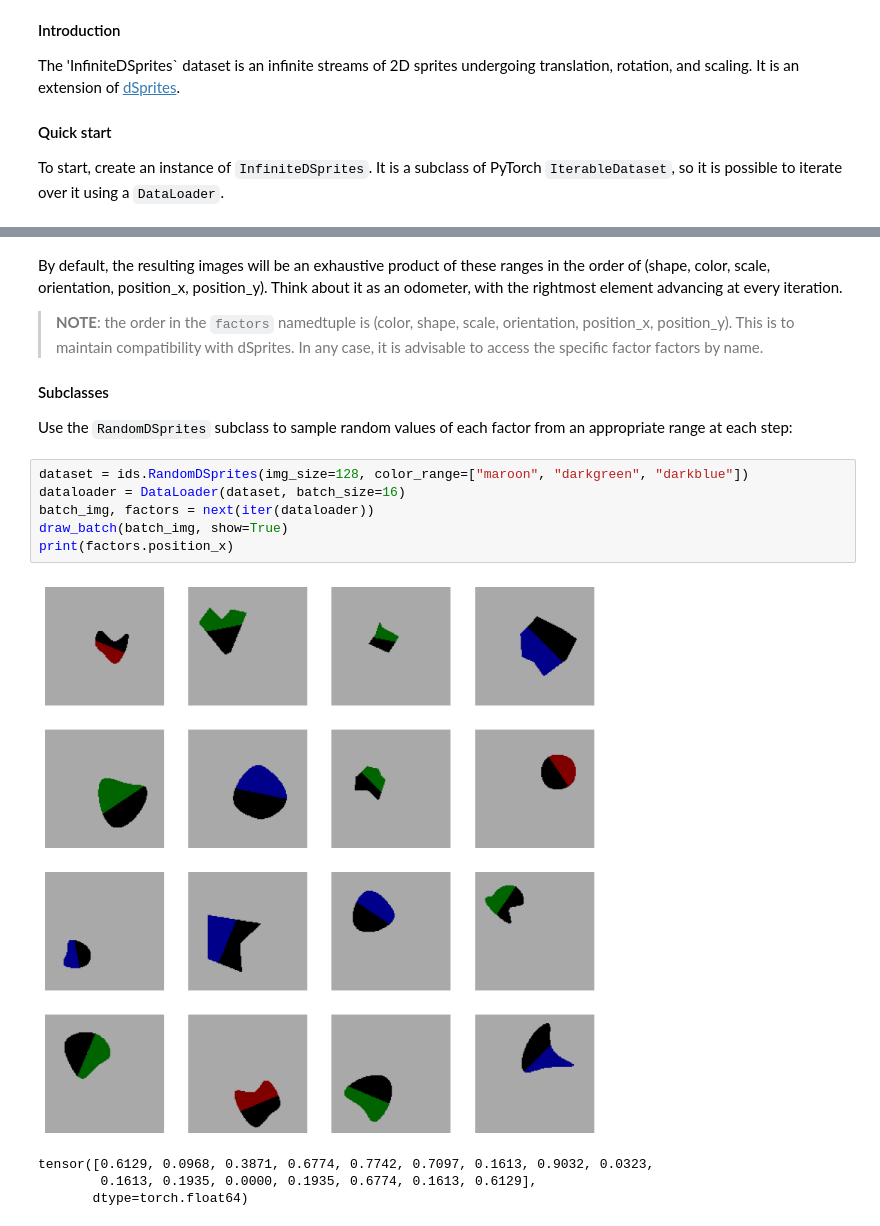
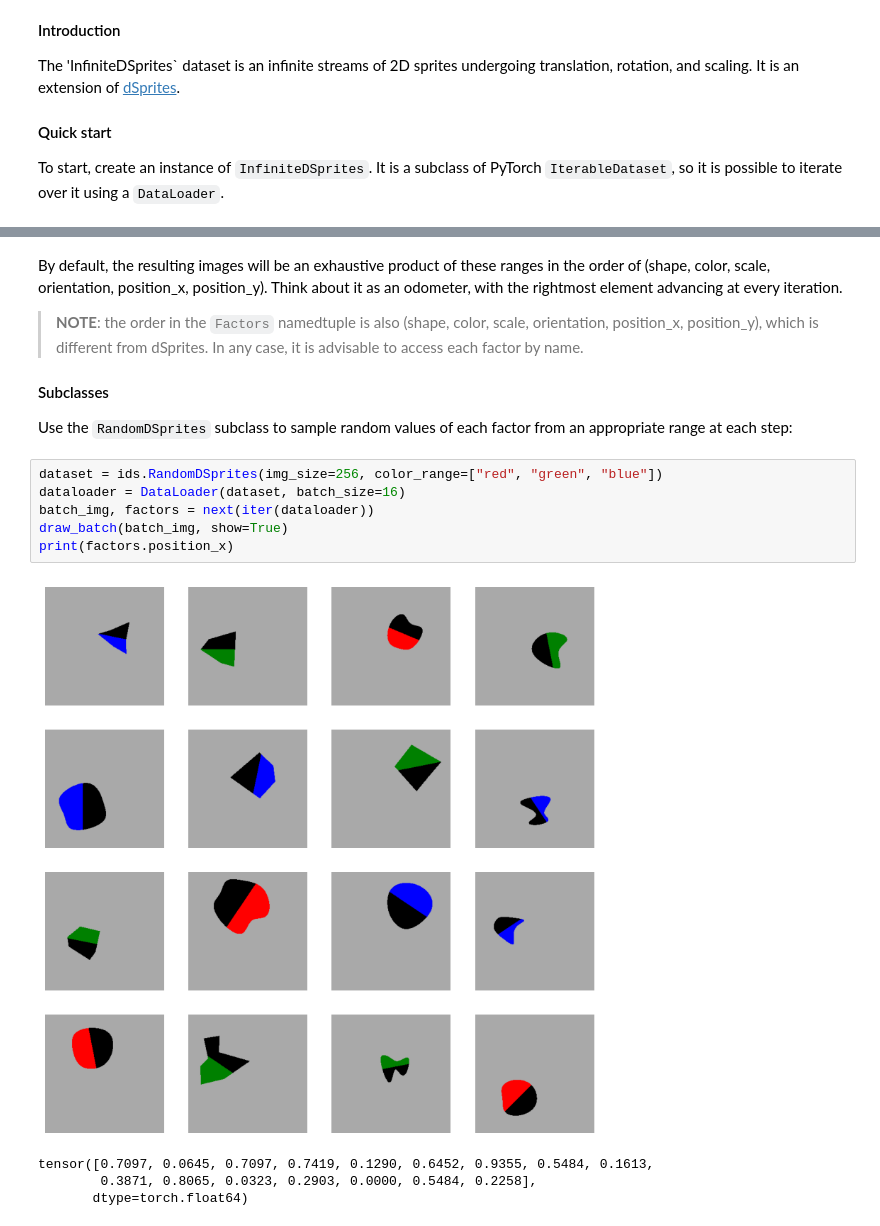
Before and after one commit to sbdzdz/idsprites, a Jupyter notebook: examples/infinite_dsprites.ipynb, the cells around one changed output, grey strips where cells are left out. Saved outputs shown, nothing was run; the diff lists cells and outputs as text.

```diff
--- a/examples/infinite_dsprites.ipynb
+++ b/examples/infinite_dsprites.ipynb
@@ -46,18 +46,18 @@ img = draw_batch(batch_img, show=True)
 By default, the resulting images will be an exhaustive product of these ranges in the order of (shape, color, scale, orientation, position_x, position_y). Think about it as an odometer, with the rightmost element advancing at every iteration.
 
 
-> **NOTE**: the order in the `factors` namedtuple is (color, shape, scale, orientation, position_x, position_y). This is to maintain compatibility with dSprites. In any case, it is advisable to access the specific factor factors by name.
+> **NOTE**: the order in the `Factors` namedtuple is also (shape, color, scale, orientation, position_x, position_y), which is different from dSprites. In any case, it is advisable to access each factor by name.
 
 #### Subclasses
 Use the `RandomDSprites` subclass to sample random values of each factor from an appropriate range at each step:
 # %%
-dataset = ids.RandomDSprites(img_size=128, color_range=["maroon", "darkgreen", "darkblue"])
+dataset = ids.RandomDSprites(img_size=256, color_range=["red", "green", "blue"])
 dataloader = DataLoader(dataset, batch_size=16)
 batch_img, factors = next(iter(dataloader))
 draw_batch(batch_img, show=True)
 print(factors.position_x)
 # %% [output]
-[figure, old version]
+[figure, new version]
-tensor([0.6129, 0.0968, 0.3871, 0.6774, 0.7742, 0.7097, 0.1613, 0.9032, 0.0323,
-        0.1613, 0.1935, 0.0000, 0.1935, 0.6774, 0.1613, 0.6129],
+tensor([0.7097, 0.0645, 0.7097, 0.7419, 0.1290, 0.6452, 0.9355, 0.5484, 0.1613,
+        0.3871, 0.8065, 0.0323, 0.2903, 0.0000, 0.5484, 0.2258],
        dtype=torch.float64)
```
Also changed, not shown: parts of 3 cells of this notebook.
